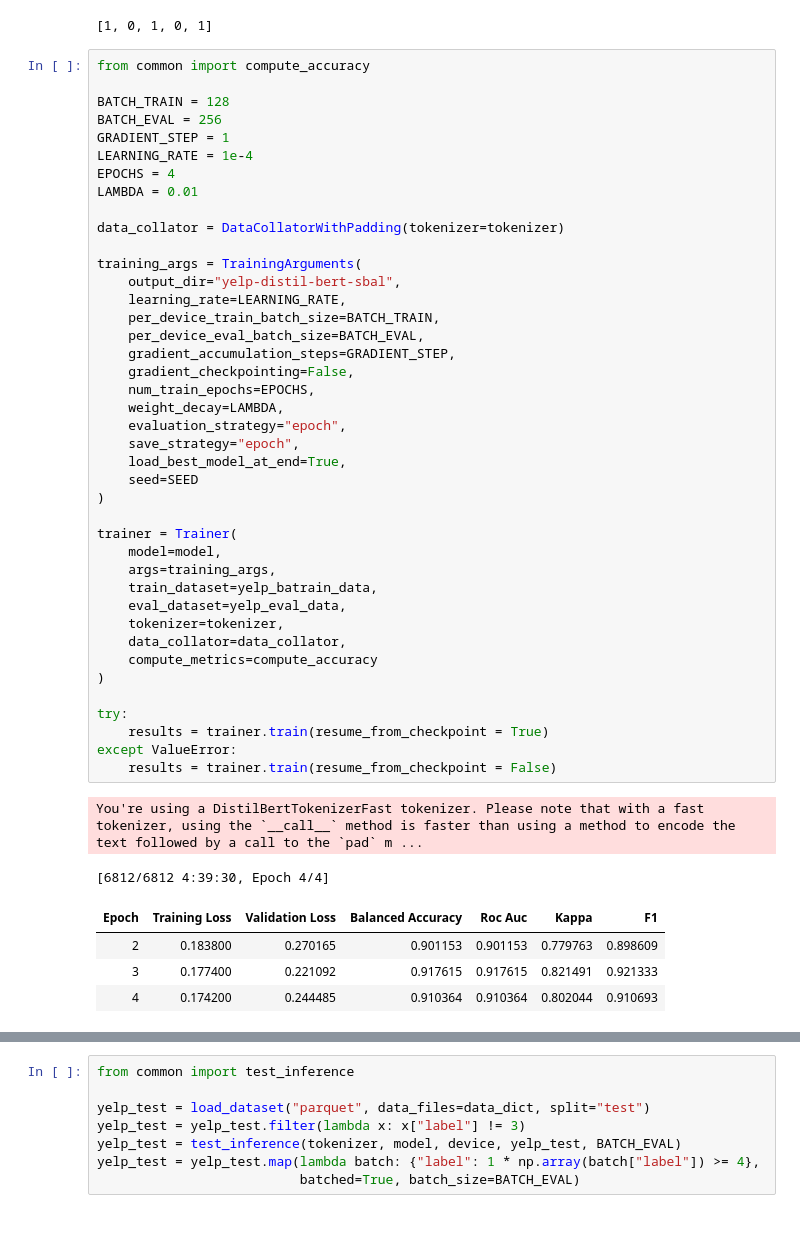
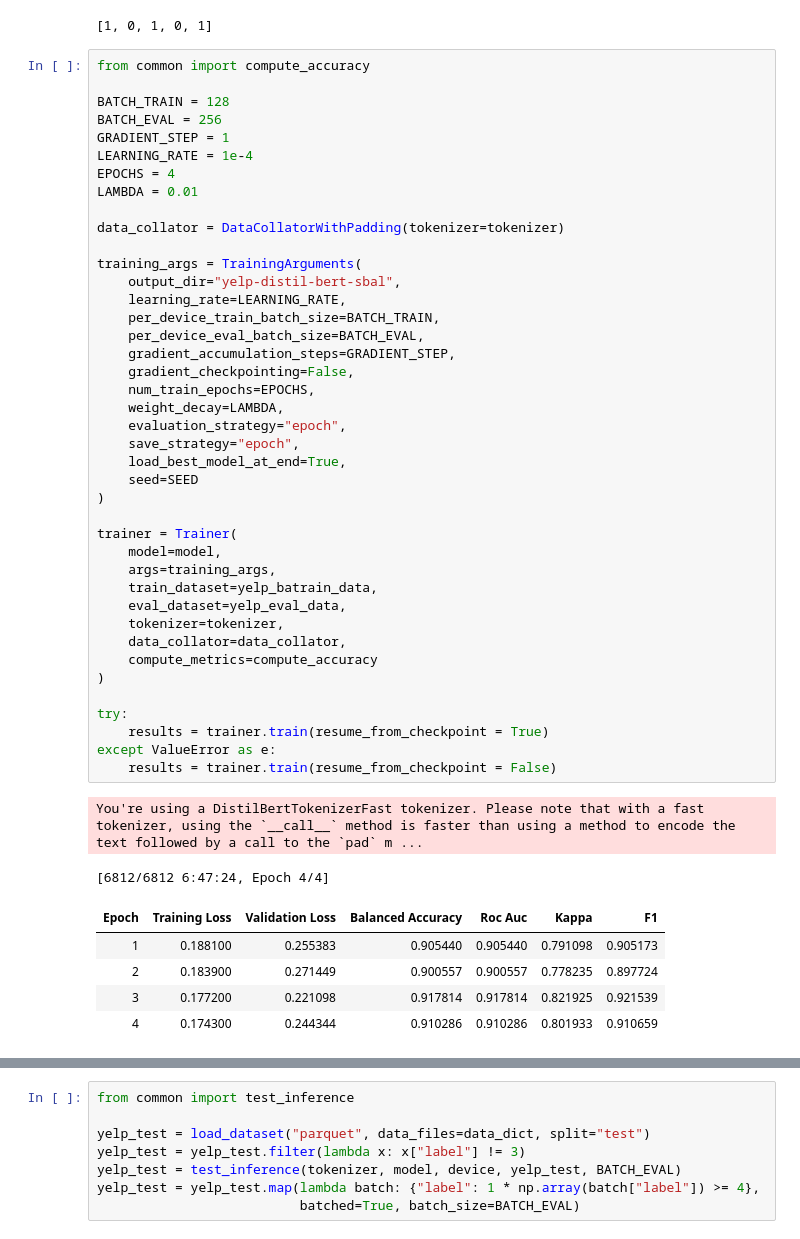
Before and after one commit to shilongdai/Analysis, a Jupyter notebook: YelpSentiment/YelpSentimentBinary.ipynb, the cells around one changed output, grey strips where cells are left out. Saved outputs shown, nothing was run; the diff lists cells and outputs as text.

```diff
--- a/YelpSentiment/YelpSentimentBinary.ipynb
+++ b/YelpSentiment/YelpSentimentBinary.ipynb
@@ -100,38 +110,39 @@ training_args = TrainingArguments(
     output_dir="yelp-distil-bert-sbal",
     learning_rate=LEARNING_RATE,
     per_device_train_batch_size=BATCH_TRAIN,
     per_device_eval_batch_size=BATCH_EVAL,
     gradient_accumulation_steps=GRADIENT_STEP,
     gradient_checkpointing=False,
     num_train_epochs=EPOCHS,
     weight_decay=LAMBDA,
     evaluation_strategy="epoch",
     save_strategy="epoch",
     load_best_model_at_end=True,
     seed=SEED
 )
 
 trainer = Trainer(
     model=model,
     args=training_args,
     train_dataset=yelp_batrain_data,
     eval_dataset=yelp_eval_data,
     tokenizer=tokenizer,
     data_collator=data_collator,
     compute_metrics=compute_accuracy
 )
 
 try:
     results = trainer.train(resume_from_checkpoint = True)
-except ValueError:
+except ValueError as e:
     results = trainer.train(resume_from_checkpoint = False)
 # %% [output]
 You're using a DistilBertTokenizerFast tokenizer. Please note that with a fast tokenizer, using the `__call__` method is faster than using a method to encode the text followed by a call to the `pad` m ...
-[6812/6812 4:39:30, Epoch 4/4]
+[6812/6812 6:47:24, Epoch 4/4]
 | Epoch | Training Loss | Validation Loss | Balanced Accuracy | Roc Auc | Kappa | F1 |
-| 2 | 0.183800 | 0.270165 | 0.901153 | 0.901153 | 0.779763 | 0.898609 |
-| 3 | 0.177400 | 0.221092 | 0.917615 | 0.917615 | 0.821491 | 0.921333 |
-| 4 | 0.174200 | 0.244485 | 0.910364 | 0.910364 | 0.802044 | 0.910693 |
+| 1 | 0.188100 | 0.255383 | 0.905440 | 0.905440 | 0.791098 | 0.905173 |
+| 2 | 0.183900 | 0.271449 | 0.900557 | 0.900557 | 0.778235 | 0.897724 |
+| 3 | 0.177200 | 0.221098 | 0.917814 | 0.917814 | 0.821925 | 0.921539 |
+| 4 | 0.174300 | 0.244344 | 0.910286 | 0.910286 | 0.801933 | 0.910659 |
 # %%
 from common import plot_training
 
```
Also changed, not shown: parts of 13 cells of this notebook, 3 other files.
